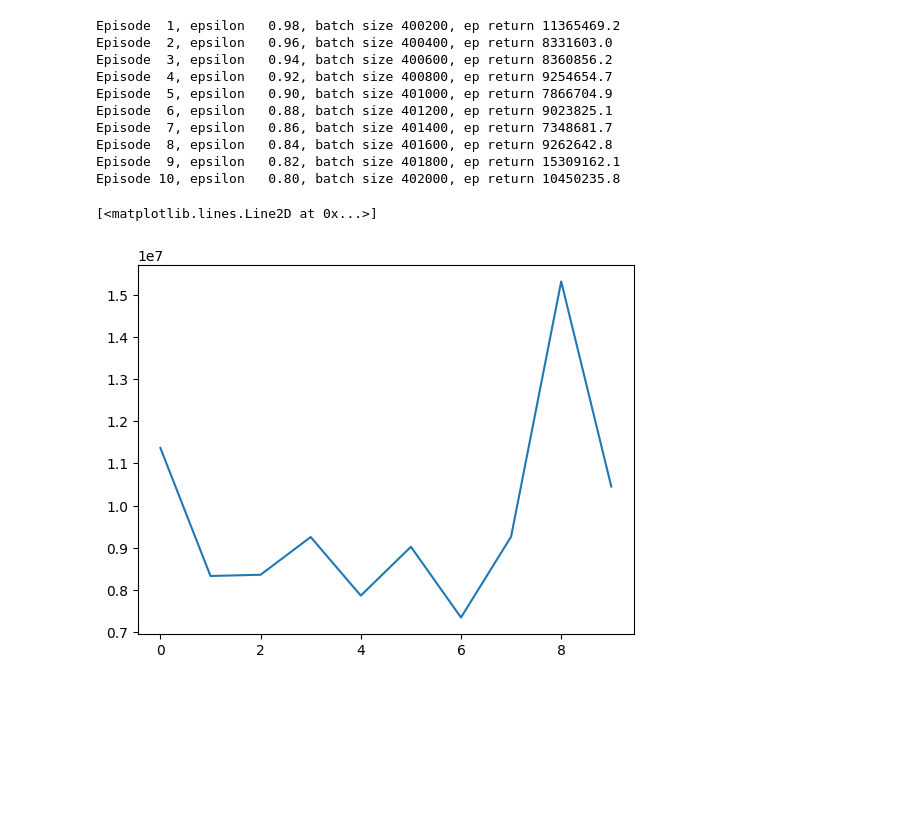
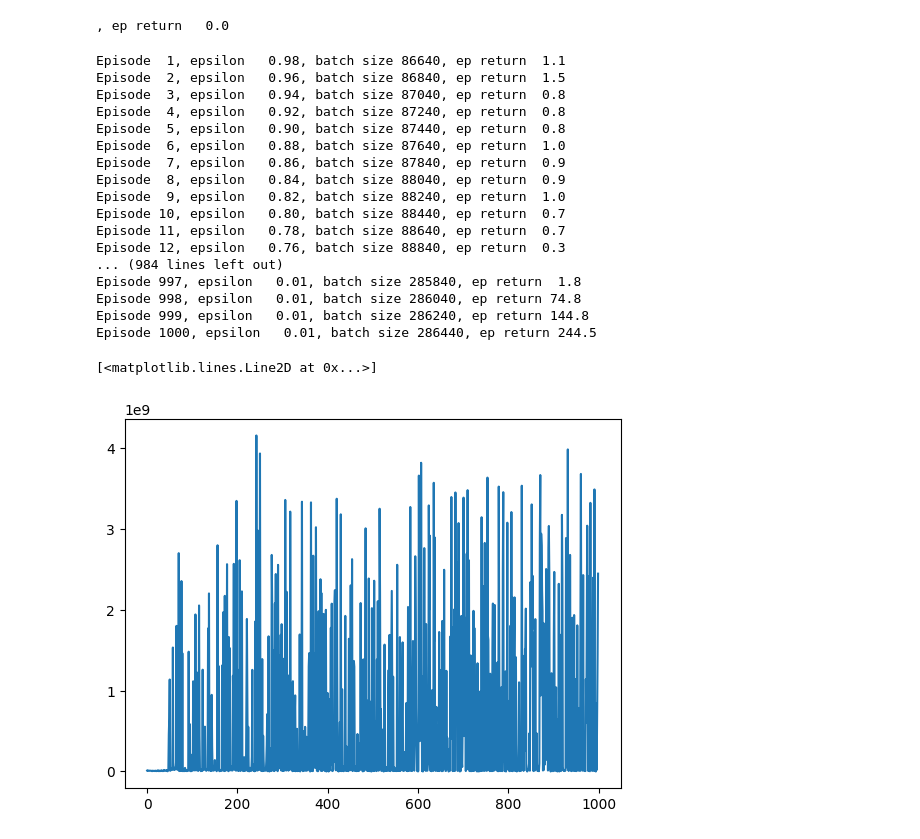
Before and after one commit to RL-MVA-2024-25/mva-rl-assignment-Inirius, a Jupyter notebook: src/test.ipynb, the cells around one changed output. Drawn from its saved outputs; the diff is of its cells as text; code cells hidden in the pictures; blank space fills up the shorter version.

```diff
--- a/src/test.ipynb
+++ b/src/test.ipynb
@@ -14,7 +14,7 @@ agent = ProjectAgent()
 env = TimeLimit(
     env=HIVPatient(domain_randomization=True), max_episode_steps=200
 )
-ep_return = agent.train(env, 20)
+ep_return = agent.train(env, 200)
 agent.save("model-HIV.pth")
 plt.plot(ep_return)
 # %% [output]
@@ -43,20 +40,32 @@ Episode 20, epsilon   0.61, batch size 4000, ep return 9215648.8
+# %%
+x = 10
+print(", ep return ", '{:4.1f}'.format(x*(0.0000001)))
+# %% [output]
+, ep return   0.0
 # %%
 env = TimeLimit(
-    env=HIVPatient(domain_randomization=False), max_episode_steps=200
+    env=HIVPatient(domain_randomization=True), max_episode_steps=200
 )
-ep_return = agent.train(env, 10)
-agent.save("model-HIV3.pth")
+ep_return = agent.train(env,1000)
+agent.save("model-HIV.pth")
 plt.plot(ep_return)
 # %% [output]
-Episode  1, epsilon   0.98, batch size 400200, ep return 11365469.2
-Episode  2, epsilon   0.96, batch size 400400, ep return 8331603.0
-Episode  3, epsilon   0.94, batch size 400600, ep return 8360856.2
-Episode  4, epsilon   0.92, batch size 400800, ep return 9254654.7
-Episode  5, epsilon   0.90, batch size 401000, ep return 7866704.9
-Episode  6, epsilon   0.88, batch size 401200, ep return 9023825.1
-Episode  7, epsilon   0.86, batch size 401400, ep return 7348681.7
-Episode  8, epsilon   0.84, batch size 401600, ep return 9262642.8
-Episode  9, epsilon   0.82, batch size 401800, ep return 15309162.1
-Episode 10, epsilon   0.80, batch size 402000, ep return 10450235.8
+Episode  1, epsilon   0.98, batch size 86640, ep return  1.1
+Episode  2, epsilon   0.96, batch size 86840, ep return  1.5
+Episode  3, epsilon   0.94, batch size 87040, ep return  0.8
+Episode  4, epsilon   0.92, batch size 87240, ep return  0.8
+Episode  5, epsilon   0.90, batch size 87440, ep return  0.8
+Episode  6, epsilon   0.88, batch size 87640, ep return  1.0
+Episode  7, epsilon   0.86, batch size 87840, ep return  0.9
+Episode  8, epsilon   0.84, batch size 88040, ep return  0.9
+Episode  9, epsilon   0.82, batch size 88240, ep return  1.0
+Episode 10, epsilon   0.80, batch size 88440, ep return  0.7
+Episode 11, epsilon   0.78, batch size 88640, ep return  0.7
+Episode 12, epsilon   0.76, batch size 88840, ep return  0.3
+... (984 lines left out)
+Episode 997, epsilon   0.01, batch size 285840, ep return  1.8
+Episode 998, epsilon   0.01, batch size 286040, ep return 74.8
+Episode 999, epsilon   0.01, batch size 286240, ep return 144.8
+Episode 1000, epsilon   0.01, batch size 286440, ep return 244.5
 [<matplotlib.lines.Line2D at 0x...>]
-[figure, old version]
+[figure, new version]
```
Also changed, not shown: parts of 7 cells of this notebook, 2 other files.
